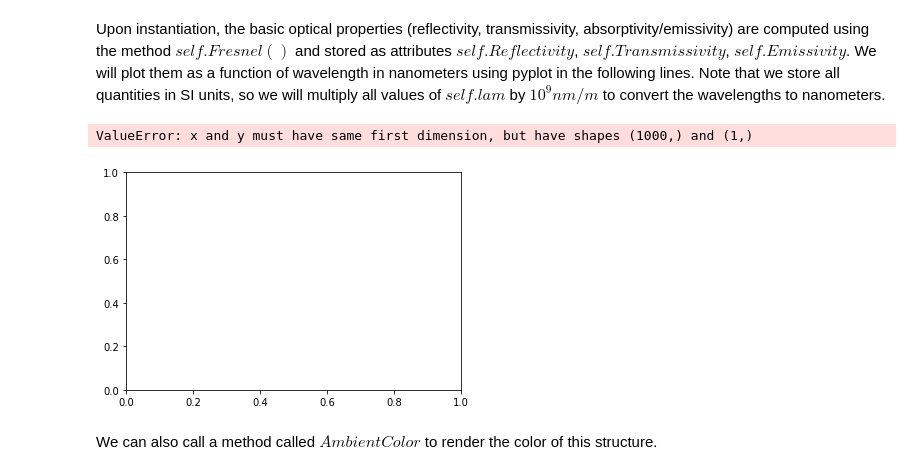
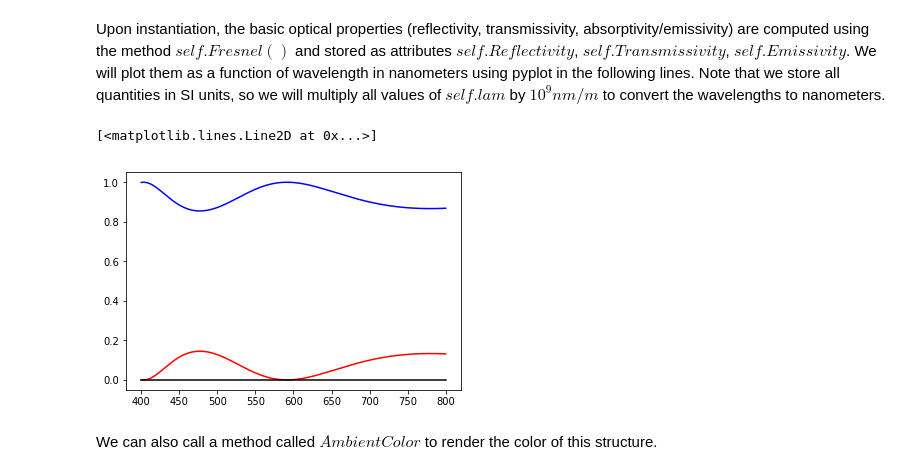
Before and after one commit to FoleyLab/wptherml_v1.0.0, a Jupyter notebook: Example1.ipynb, the cells around one changed output. Saved outputs shown, nothing was run; the diff lists cells and outputs as text; code cells hidden in the pictures.

```diff
--- a/Example1.ipynb
+++ b/Example1.ipynb
@@ -37,14 +37,14 @@ Upon instantiation, the basic optical properties (reflectivity, transmissivity,
 of wavelength in nanometers using pyplot in the following lines.  Note that we store all quantities in SI units, so we will multiply all values of $self.lam$ by $10^9 nm/m$ to convert the wavelengths to nanometers.
 # %%
 ### Plot reflectivity with a red line
-plt.plot(glass_slab.lam*1e9, glass_slab.reflectivity, 'red')
+plt.plot(glass_slab.lambda_array*1e9, glass_slab.reflectivity_array, 'red')
 ### Plot transmissivity with a blue line
-plt.plot(glass_slab.lam*1e9, glass_slab.transmissivity, 'blue')
+plt.plot(glass_slab.lambda_array*1e9, glass_slab.transmissivity_array, 'blue')
 ### Plot absorptivity/emissivity with a black line
-plt.plot(glass_slab.lam*1e9, glass_slab.emissivity, 'black')
+plt.plot(glass_slab.lambda_array*1e9, glass_slab.emissivity_array, 'black')
 # %% [output]
-ValueError: x and y must have same first dimension, but have shapes (1000,) and (1,)
+[<matplotlib.lines.Line2D at 0x...>]
-[figure, old version]
+[figure, new version]
 # %% [markdown]
 We can also call a method called $AmbientColor$ to render the color of this structure.
 # %%
```
Also changed, not shown: parts of 5 cells of this notebook.
